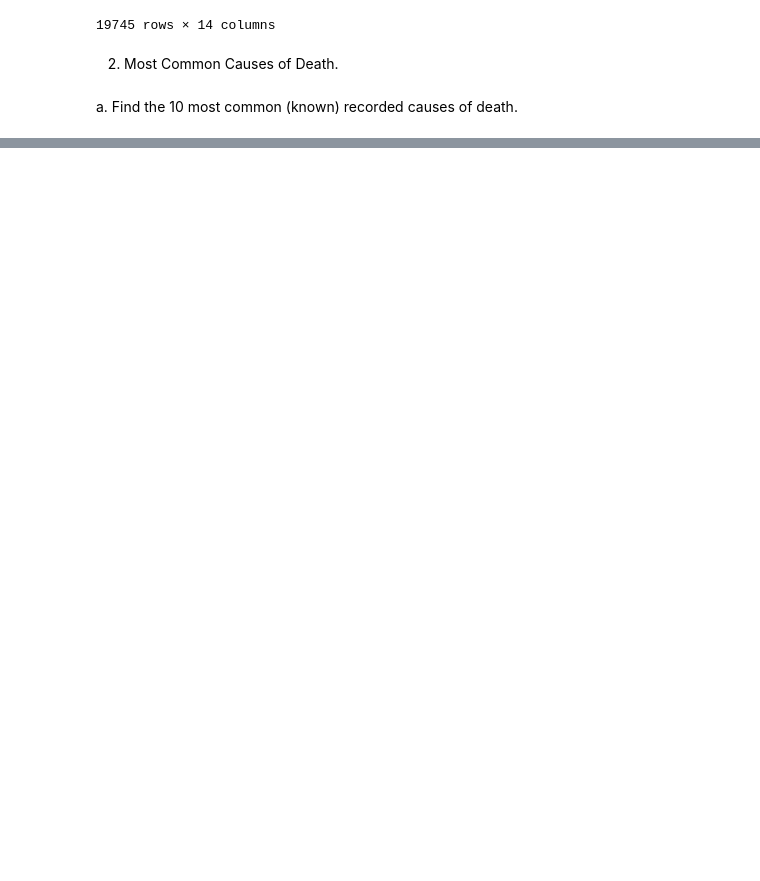
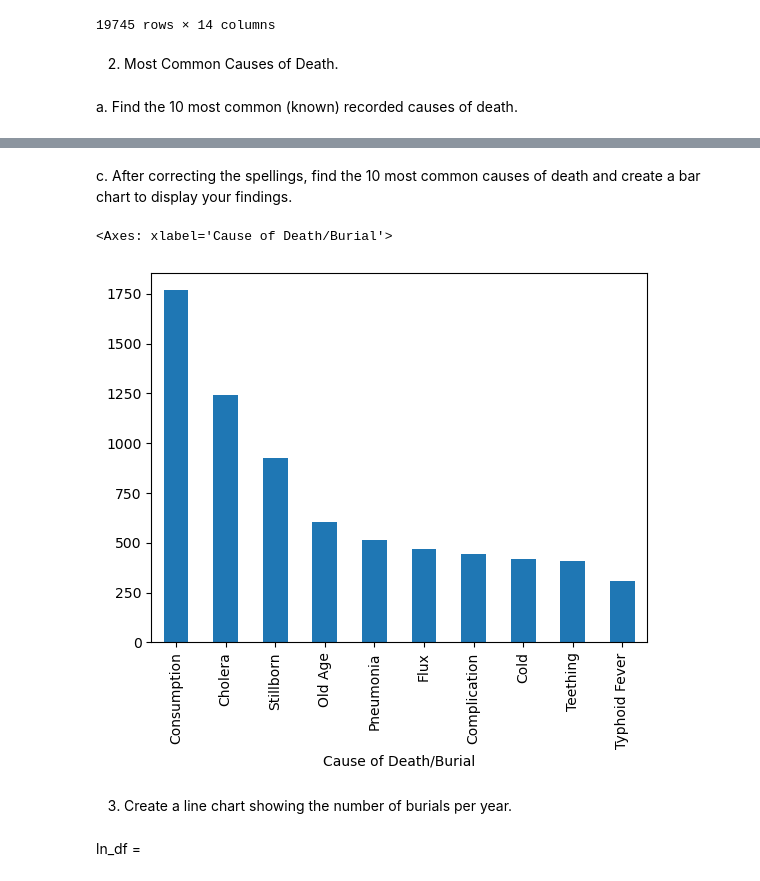
Before and after one commit to NSS-Data-Analytics-Cohort-10/advanced-pandas-JEmmonsJR, a Jupyter notebook: notebook/adv_pd.ipynb, the cells around one changed output, grey strips where cells are left out. Drawn from its saved outputs; the diff is of its cells as text; code cells hidden in the pictures; blank space fills up the shorter version.

```diff
--- a/notebook/adv_pd.ipynb
+++ b/notebook/adv_pd.ipynb
@@ -31,3 +31,6 @@ cc_df
 2. Most Common Causes of Death.
 # %% [markdown]
 a. Find the 10 most common (known) recorded causes of death.
+# %%
+kn_df = cc_df[~cc_df['Cause of Death/Burial'].isin(['Unknown', 'Not Known'])]
+kn_df['Cause of Death/Burial'].value_counts().head(10)
@@ -33,0 +52,3 @@ a. Find the 10 most common (known) recorded causes of death.
+# %%
+kn_df = kn_df.replace('Cholrea', 'Cholera').replace('Still Born', 'Stillborn')
+kn_df['Cause of Death/Burial'].value_counts().head(10)
@@ -33,0 +68,13 @@ a. Find the 10 most common (known) recorded causes of death.
+# %% [markdown]
+c. After correcting the spellings, find the 10 most common causes of death and create a bar chart to display your findings.
+# %%
+top_df = kn_df['Cause of Death/Burial'].value_counts().head(10)
+# %%
+top_df.plot(kind='bar')
+# %% [output]
+<Axes: xlabel='Cause of Death/Burial'>
+[figure, added]
+# %% [markdown]
+3. Create a line chart showing the number of burials per year.
+# %% [markdown]
+ln_df =
```
Also changed, not shown: parts of 3 cells of this notebook.
